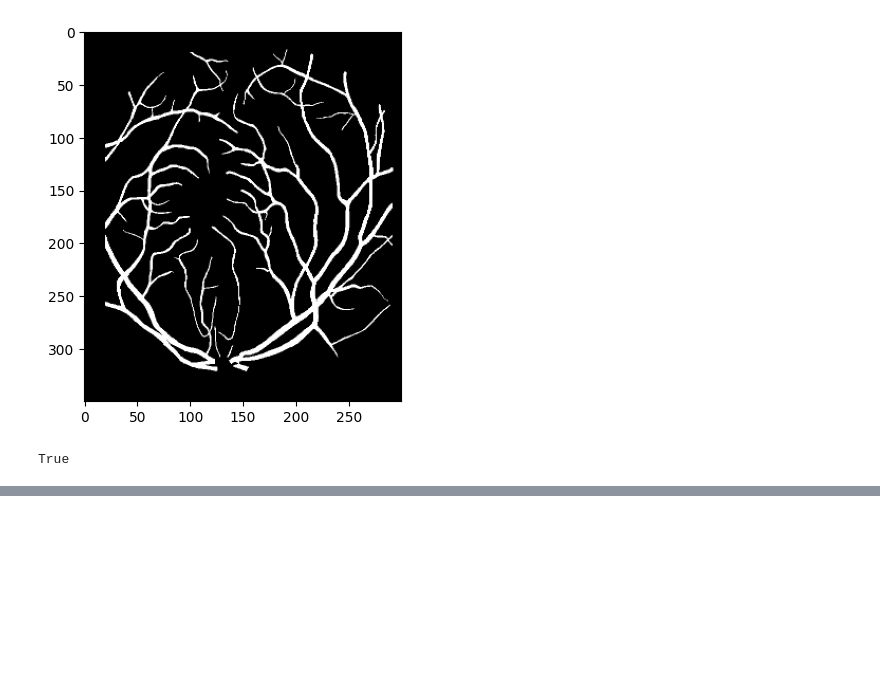
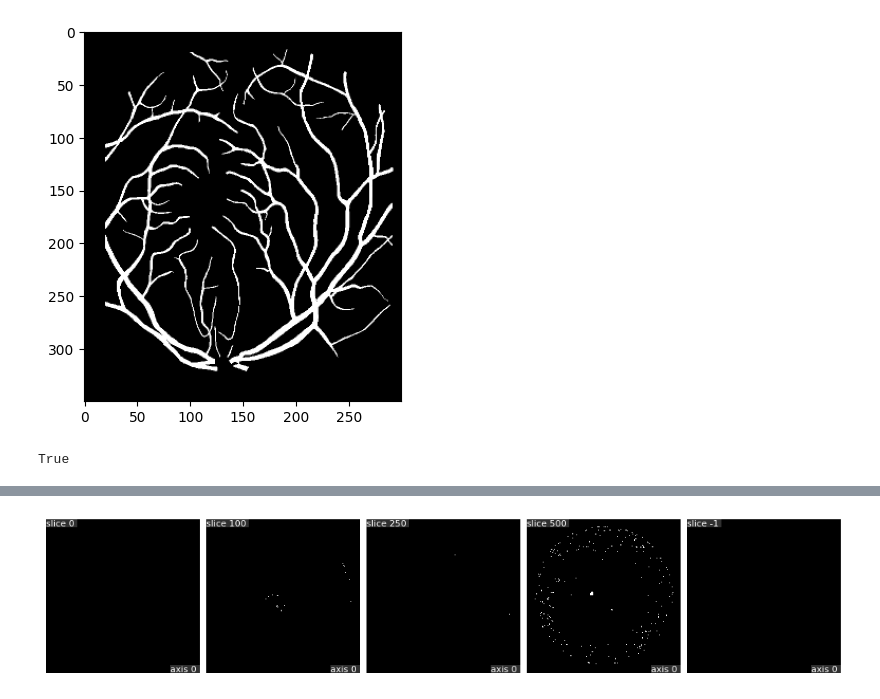
Before and after one commit to ciobi12/thesis, a Jupyter notebook: codebase/pg.ipynb, the cells around one changed output, grey strips where cells are left out. Saved outputs shown, nothing was run; the diff lists cells and outputs as text; code cells hidden in the pictures; blank space fills up the shorter version.

```diff
--- a/codebase/pg.ipynb
+++ b/codebase/pg.ipynb
@@ -290,0 +320,2 @@ plotter.add_text("Noisy Volume", font_size=10)
+# %%
+mask = nib.load("/zhome/55/7/202529/QIM/projects/2024_DANFIX_147_RAPID-P/analysis/sample30/s30_joint/week2-joint-root-class.nii.gz")
@@ -290,0 +349,4 @@ plotter.add_text("Noisy Volume", font_size=10)
+# %%
+qim3d.viz.slices_grid(mask_reshaped, color_map='gray', slice_axis=0, num_slices=5, max_columns=5, slice_positions=[0,100,250,500,-1])
+# %% [output]
+[figure, added]
```
Also changed, not shown: parts of 8 cells of this notebook, 17 other files.
